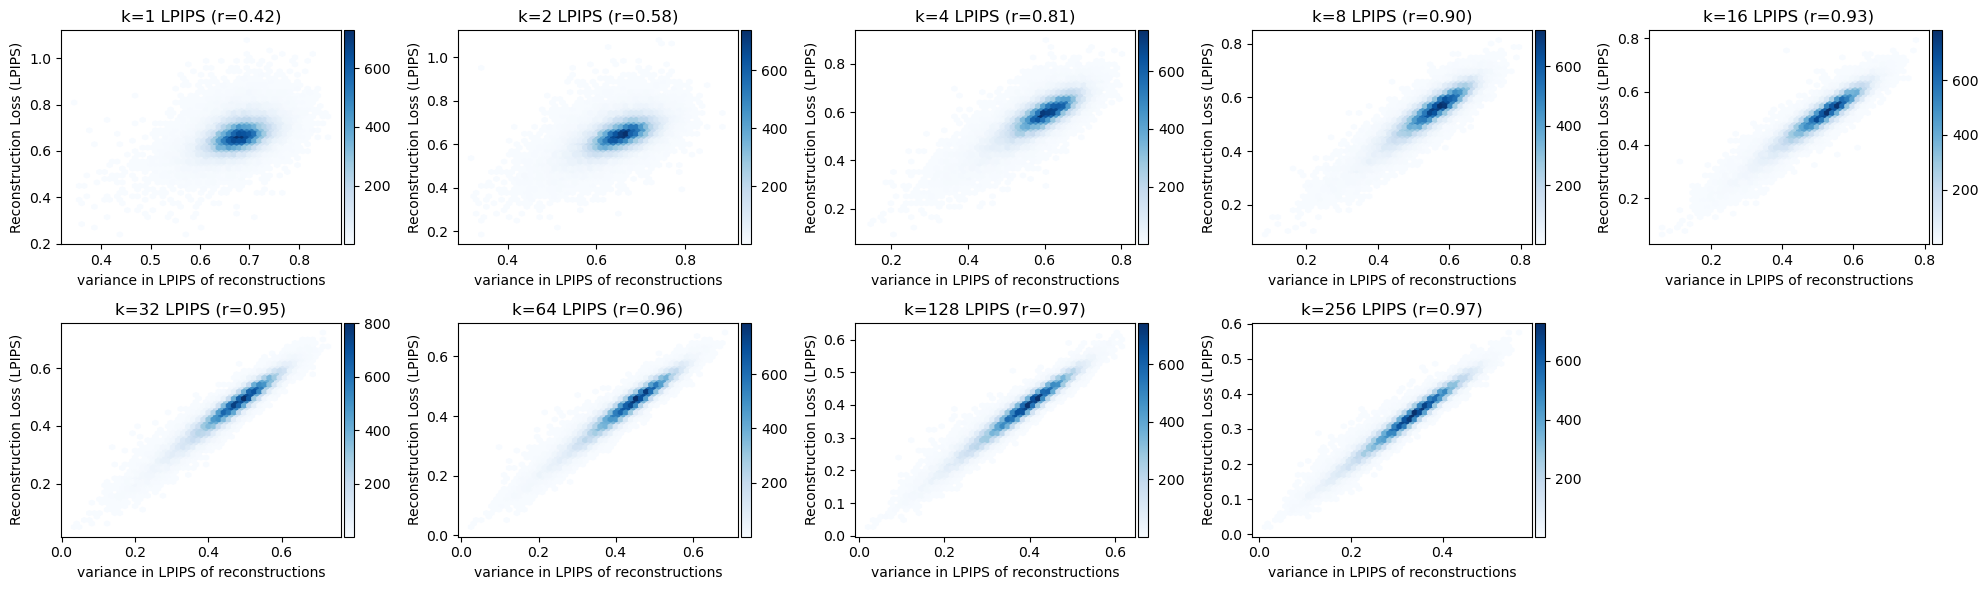
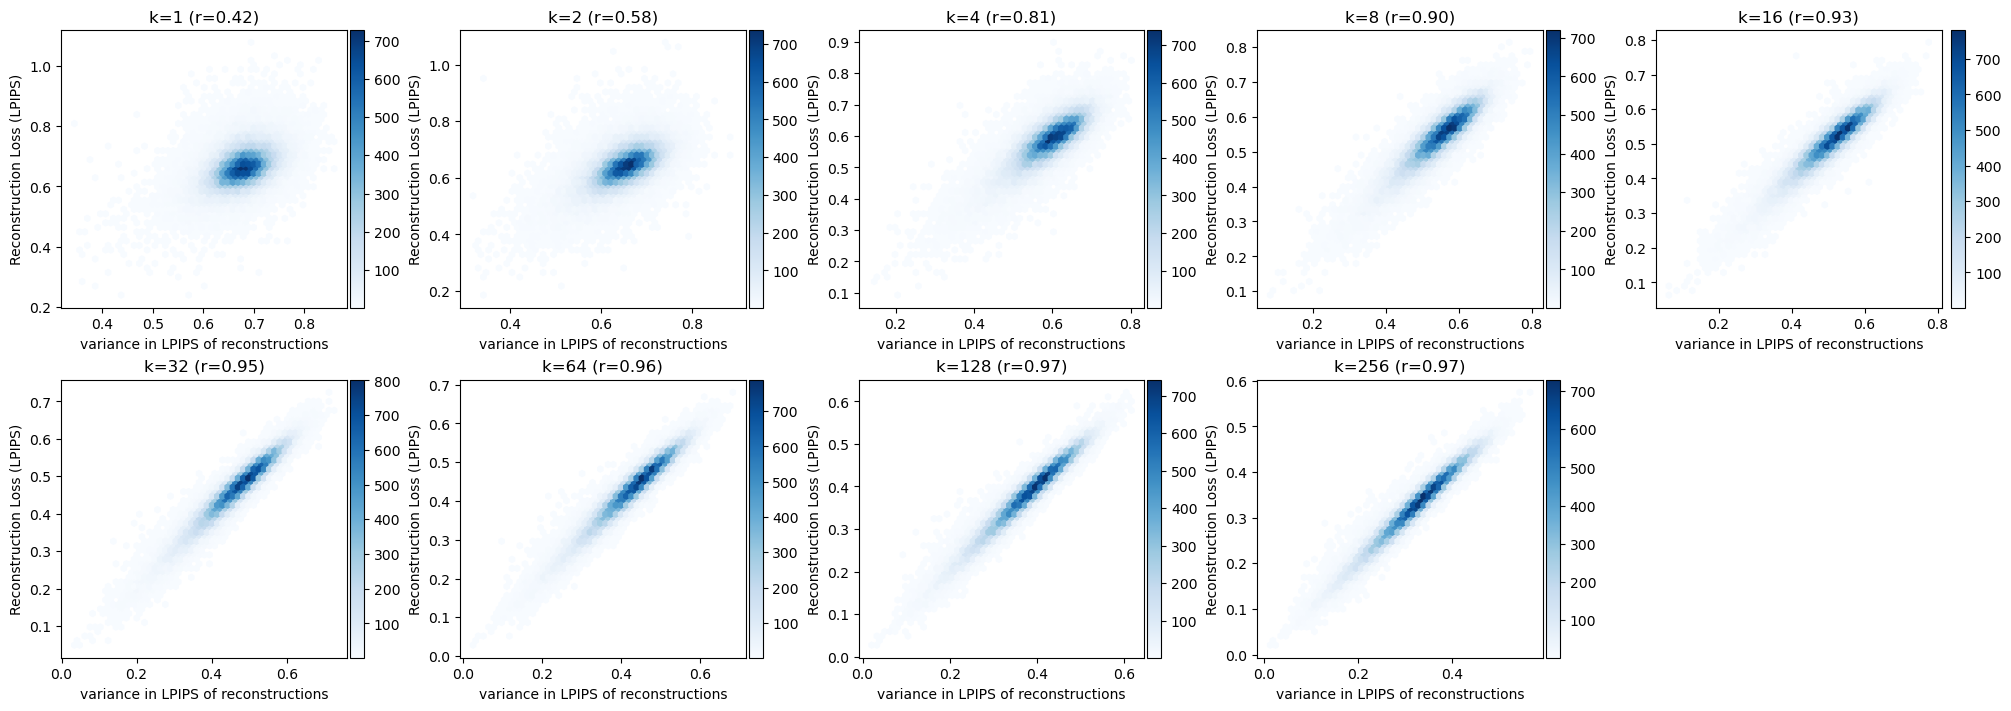
Code edit (unified diff) that turned the first committed figure into the second:
--- before
+++ after
@@ -3,5 +3,5 @@
 nrows   = int(math.ceil(len(k_values) / ncols))
 
-fig, axes = plt.subplots(nrows, ncols, figsize=(ncols * 4, nrows * 3), squeeze=False)
+fig, axes = plt.subplots(nrows, ncols, figsize=(ncols * 4, nrows * 3.5), squeeze=False, constrained_layout=True)
 axes_flat = axes.flatten()
 
@@ -22,5 +22,5 @@
     else:
         corr1 = float('nan')
-    ax.set_title(f"k={k} LPIPS (r={corr1:.2f})")
+    ax.set_title(f"k={k} (r={corr1:.2f})")
     ax.set_xlabel('variance in LPIPS of reconstructions')
     ax.set_ylabel('Reconstruction Loss (LPIPS)')
@@ -35,4 +35,4 @@
     fig.delaxes(axes_flat[j])
 
-plt.tight_layout()
+plt.savefig("/BS/data_mani_compress/work/thesis/thesis/output/variance_in_reconstruction/lpips_variance_vs_lpips_reconstruction_loss.pdf", bbox_inches='tight')
 plt.show()

Commit: fixed the change with classification task regarding number of classes and other simple refactoring